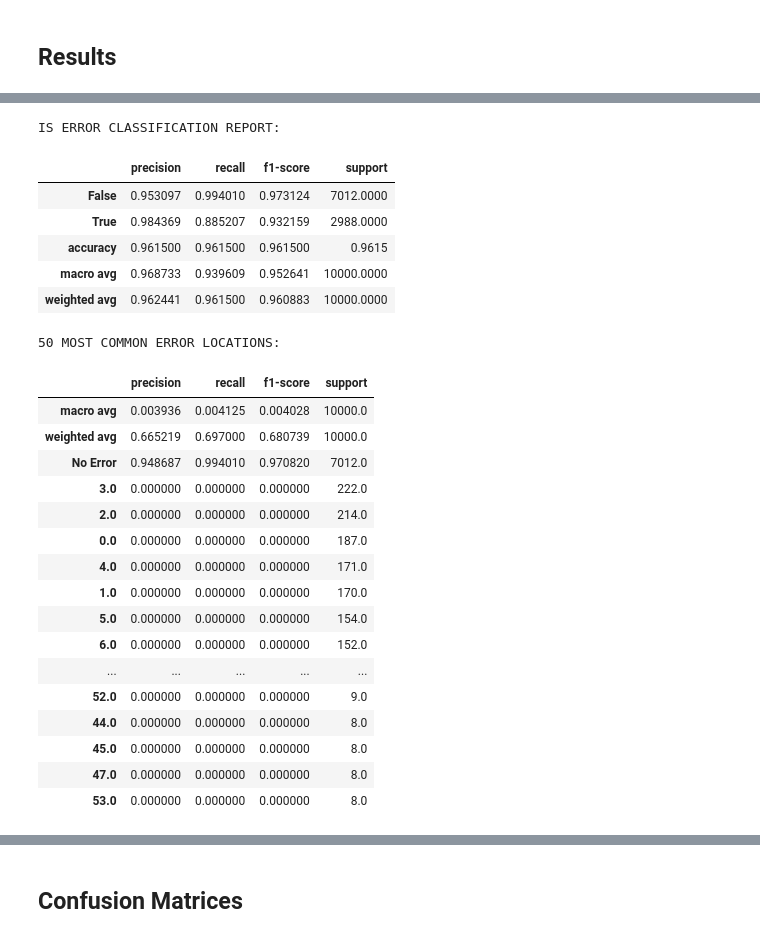
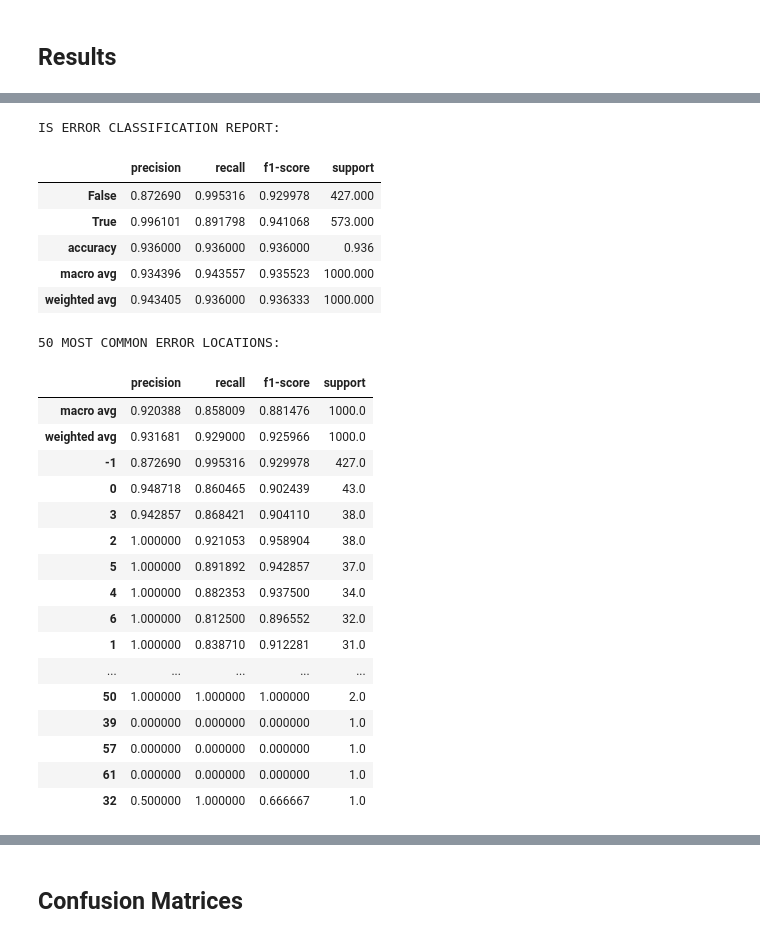
Before and after one commit to mfgeary/dsan5800-final-project, a Jupyter notebook: code/final-model.ipynb, the cells around one changed output, grey strips where cells are left out. Cells and saved outputs as stored; diff of their text form; code cells hidden in the pictures.

```diff
--- a/code/final-model.ipynb
+++ b/code/final-model.ipynb
@@ -781,0 +733,4 @@ To disable this warning, you can either:
+# %%
+output_df = pd.read_csv("../data/gutenberg-1000.csv")
+# %%
+test_df = pd.read_csv("../data/test-data-10000.csv")
@@ -781,0 +769,25 @@ To disable this warning, you can either:
+# %%
+import ast
+import math
+
+# Cleaning Data
+columns_to_fill = ['error_idx']
+fill_value = -1
+
+# Fill Unknown locations as -1
+output_df[columns_to_fill] = output_df[columns_to_fill].applymap(lambda x: fill_value if (isinstance(x, list) and len(x) == 0) or (isinstance(x, float) and math.isnan(x)) else x)
+
+# Fill NAs
+columns_to_fill = ['error', 'correct_word']
+fill_value = "No Error"
+
+output_df[columns_to_fill] = output_df[columns_to_fill].applymap(lambda x: fill_value if (isinstance(x, list) and len(x) == 0) or (isinstance(x, float) and math.isnan(x)) else x)
+
+# Retrive list items
+columns_to_fill = ['error_idx', 'error', 'correct_word']
+output_df[columns_to_fill] = output_df[columns_to_fill].applymap(lambda x: x[0] if (isinstance(x, list) and len(x) != 0) else x)
+
+columns_to_fill = ['is_error', 'has_homophone']
+output_df[columns_to_fill] = output_df[columns_to_fill].applymap(lambda x: x if (isinstance(x, bool)) else False)
+
+output_df
@@ -787,34 +813,34 @@ pd.DataFrame(classification_report(test_df["is_error"], output_df["is_error"], o
 # %% [output]
 IS ERROR CLASSIFICATION REPORT:
 |  | precision | recall | f1-score | support |
-| False | 0.953097 | 0.994010 | 0.973124 | 7012.0000 |
-| True | 0.984369 | 0.885207 | 0.932159 | 2988.0000 |
-| accuracy | 0.961500 | 0.961500 | 0.961500 | 0.9615 |
-| macro avg | 0.968733 | 0.939609 | 0.952641 | 10000.0000 |
-| weighted avg | 0.962441 | 0.961500 | 0.960883 | 10000.0000 |
+| False | 0.872690 | 0.995316 | 0.929978 | 427.000 |
+| True | 0.996101 | 0.891798 | 0.941068 | 573.000 |
+| accuracy | 0.936000 | 0.936000 | 0.936000 | 0.936 |
+| macro avg | 0.934396 | 0.943557 | 0.935523 | 1000.000 |
+| weighted avg | 0.943405 | 0.936000 | 0.936333 | 1000.000 |
 # %%
-test_error_idx = [i if str(i) != str(np.nan) else "No Error" for i in test_df["error_idx"]]
-output_error_idx = [i[0] if len(i)==1 else "No Error" for i in output_df["error_idx"]]
+test_error_idx = [int(x) if isinstance(x, float) and not pd.isna(x) else -1 for x in test_df["error_idx"]]
+output_error_idx = [int(x) if isinstance(x, float) and not pd.isna(x) else -1 for x in output_df["error_idx"]]
 
 print("50 MOST COMMON ERROR LOCATIONS: ")
-pd.DataFrame(classification_report(test_error_idx, output_error_idx, output_dict=True)).transpose().sort_values(["support", "f1-score"], ascending=[False, True]).head(50)
+pd.DataFrame(classification_report(test_error_idx, output_error_idx, output_dict=True, zero_division=False)).transpose().sort_values(["support", "f1-score"], ascending=[False, True]).head(50)
 # %% [output]
 50 MOST COMMON ERROR LOCATIONS:
 |  | precision | recall | f1-score | support |
-| macro avg | 0.003936 | 0.004125 | 0.004028 | 10000.0 |
-| weighted avg | 0.665219 | 0.697000 | 0.680739 | 10000.0 |
-| No Error | 0.948687 | 0.994010 | 0.970820 | 7012.0 |
-| 3.0 | 0.000000 | 0.000000 | 0.000000 | 222.0 |
-| 2.0 | 0.000000 | 0.000000 | 0.000000 | 214.0 |
-| 0.0 | 0.000000 | 0.000000 | 0.000000 | 187.0 |
-| 4.0 | 0.000000 | 0.000000 | 0.000000 | 171.0 |
-| 1.0 | 0.000000 | 0.000000 | 0.000000 | 170.0 |
-| 5.0 | 0.000000 | 0.000000 | 0.000000 | 154.0 |
-| 6.0 | 0.000000 | 0.000000 | 0.000000 | 152.0 |
+| macro avg | 0.920388 | 0.858009 | 0.881476 | 1000.0 |
+| weighted avg | 0.931681 | 0.929000 | 0.925966 | 1000.0 |
+| -1 | 0.872690 | 0.995316 | 0.929978 | 427.0 |
+| 0 | 0.948718 | 0.860465 | 0.902439 | 43.0 |
+| 3 | 0.942857 | 0.868421 | 0.904110 | 38.0 |
+| 2 | 1.000000 | 0.921053 | 0.958904 | 38.0 |
+| 5 | 1.000000 | 0.891892 | 0.942857 | 37.0 |
+| 4 | 1.000000 | 0.882353 | 0.937500 | 34.0 |
+| 6 | 1.000000 | 0.812500 | 0.896552 | 32.0 |
+| 1 | 1.000000 | 0.838710 | 0.912281 | 31.0 |
 | ... | ... | ... | ... | ... |
-| 52.0 | 0.000000 | 0.000000 | 0.000000 | 9.0 |
-| 44.0 | 0.000000 | 0.000000 | 0.000000 | 8.0 |
-| 45.0 | 0.000000 | 0.000000 | 0.000000 | 8.0 |
-| 47.0 | 0.000000 | 0.000000 | 0.000000 | 8.0 |
-| 53.0 | 0.000000 | 0.000000 | 0.000000 | 8.0 |
+| 50 | 1.000000 | 1.000000 | 1.000000 | 2.0 |
+| 39 | 0.000000 | 0.000000 | 0.000000 | 1.0 |
+| 57 | 0.000000 | 0.000000 | 0.000000 | 1.0 |
+| 61 | 0.000000 | 0.000000 | 0.000000 | 1.0 |
+| 32 | 0.500000 | 1.000000 | 0.666667 | 1.0 |
 # %%
```
Also changed, not shown: parts of 18 cells of this notebook, 3 other files.
